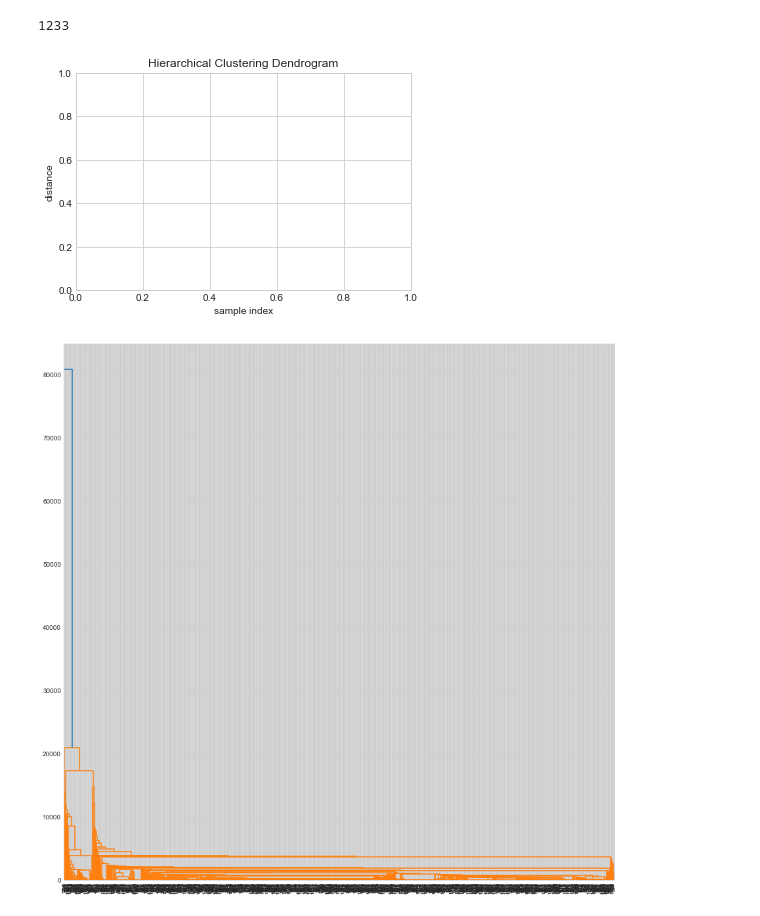
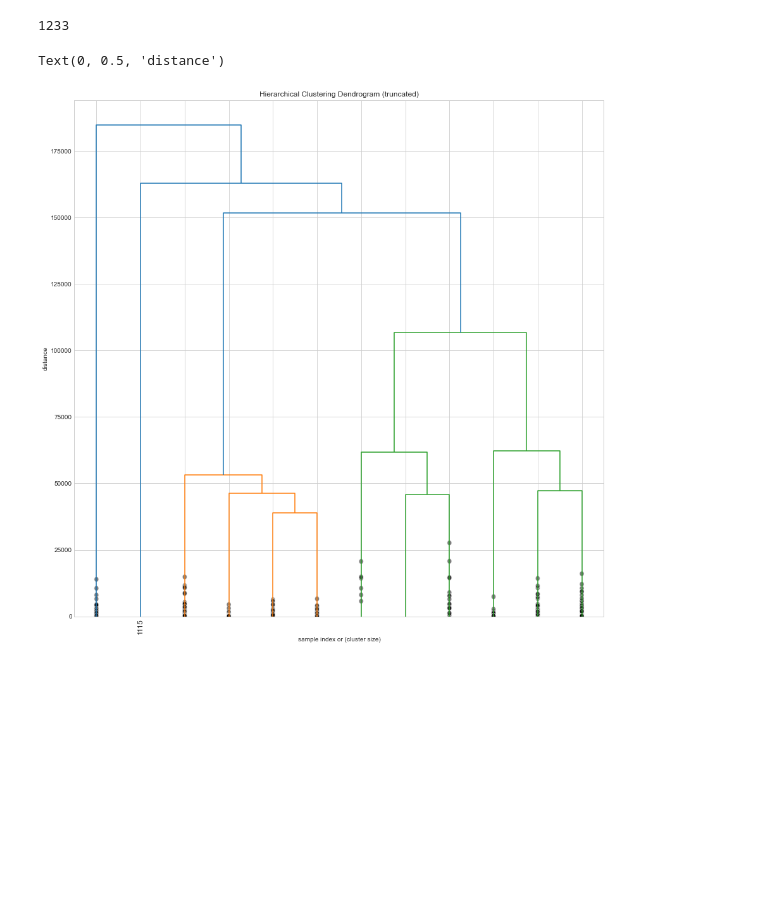
Before and after one commit to PeeterTarvas/PeeterTarvasThesis, a Jupyter notebook: Dentogram.ipynb, the cells around one changed output. Saved outputs shown, nothing was run; the diff lists cells and outputs as text; code cells hidden in the pictures; blank space fills up the shorter version.

```diff
--- a/Dentogram.ipynb
+++ b/Dentogram.ipynb
@@ -42,19 +42,23 @@ for col_name, col_type in data_types.items():
         df[col_name].fillna(round(df[col_name].mean(), 1), inplace=True)
 df.to_csv(".\out.csv",index=False)
 # %%
-links = linkage(df.to_numpy(), method='single')
+links = linkage(df.to_numpy(), method='ward')
 # https://en.wikipedia.org/wiki/Cophenetic_correlation
 c, coph_dists = cophenet(links, pdist(df.to_numpy()))
 print(len(links))
-plt.title('Hierarchical Clustering Dendrogram')
-plt.xlabel('sample index')
-plt.ylabel('distance')
 plt.subplots(figsize=(15,15))
 dentogram = dendrogram(
     links,
+    truncate_mode='lastp',
+    show_leaf_counts=False,
+    p=12,
     leaf_rotation=90.,
-    leaf_font_size=8)
+    leaf_font_size=12.,
+    show_contracted=True)
+plt.title('Hierarchical Clustering Dendrogram (truncated)')
+plt.xlabel('sample index or (cluster size)')
+plt.ylabel('distance')
 # %% [output]
 1233
+Text(0, 0.5, 'distance')
-[figure, old version]
+[figure, new version]
-[figure, removed]
```
